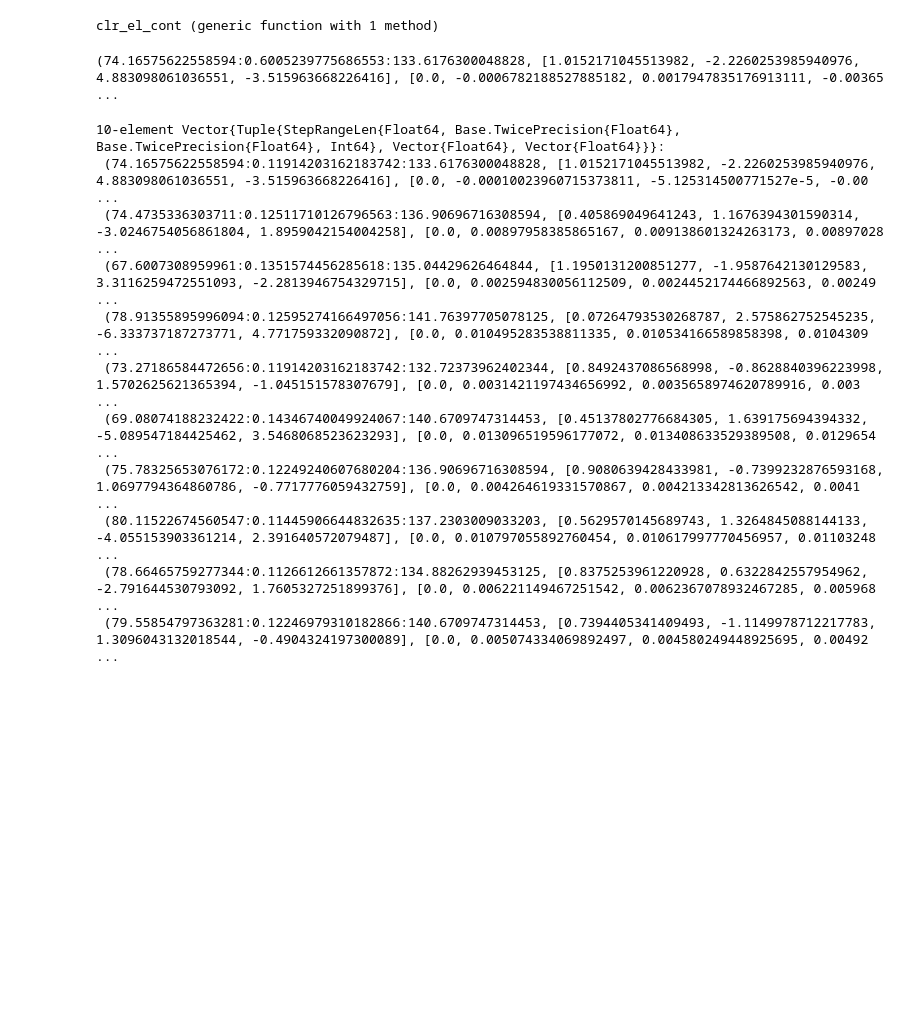
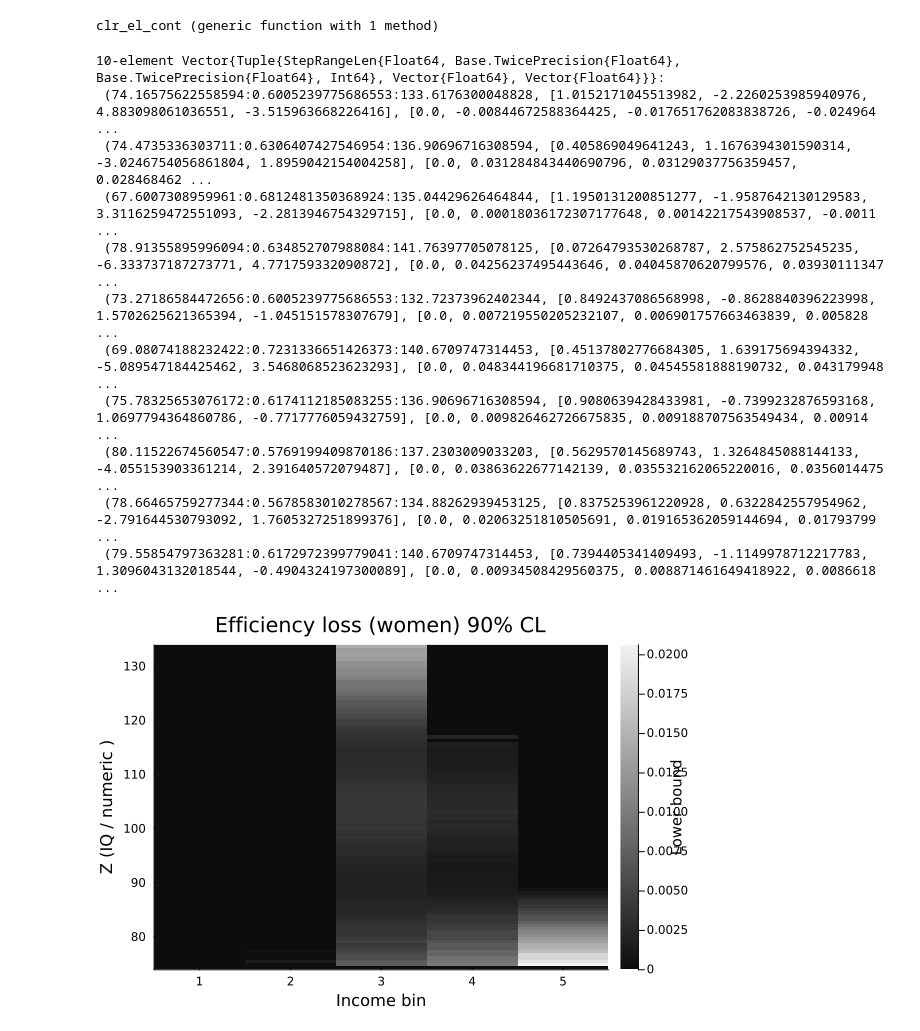
Before and after one commit to jorditorres1098/TSE-2025-2026, a Jupyter notebook: set_identification/mhg_replication.ipynb, the cells around one changed output. Drawn from its saved outputs; the diff is of its cells as text; code cells hidden in the pictures; blank space fills up the shorter version.

```diff
--- a/set_identification/mhg_replication.ipynb
+++ b/set_identification/mhg_replication.ipynb
@@ -978,3 +973,3 @@ clr_critical_value_cont (generic function with 1 method)
 # %%
-k_nV=clr_critical_value_cont(g_hats, 1000, n, rng=Random.default_rng())
+k_nV=clr_critical_value_cont(g_hats, 1000, n, 0.95, rng=Random.default_rng())
 # %% [output]
@@ -1030,13 +1025,15 @@ function clr_el_cont(df::DataFrame, Z::Symbol, Y::Symbol, order_pol::Int, grid_p
         V, p_list, theta_hat = define_moments_for_j_cont(theta_hat_grid, j, Pgrid)
         g_hats, s_n= compute_g_and_s_cont(p_list, sqrtΩ,n)
 
-        k_nV = clr_critical_value_cont(g_hats, R, n, rng=Random.default_rng())
+        γ_n = 1 - 0.1 / log(n)
+
+        k_nV = clr_critical_value_cont(g_hats, R, n, γ_n; rng)
 
         Vhat=restrict_moments_cont(theta_hat,k_nV, s_n)
 
         g_hats_Vhat = g_hats[Vhat]
 
-        k_nV_2 = clr_critical_value_cont(g_hats_Vhat, R, n, rng=Random.default_rng())
+        k_nV_2 = clr_critical_value_cont(g_hats_Vhat, R, n, 0.90;rng)
 
         el_L[j] = minimum(theta_hat[m] + k_nV_2*s_n[m] for m in Vhat)
     end
@@ -1045,30 +1042,51 @@ function clr_el_cont(df::DataFrame, Z::Symbol, Y::Symbol, order_pol::Int, grid_p
 end
 # %% [output]
 clr_el_cont (generic function with 1 method)
-# %%
-zgrid, beta_hat, el_L=clr_el_cont(subsamples[1],:c_iq_NIQ, :postsec_stem2, 4, 100; R=2000, rng=Random.default_rng())
-# %% [output]
-(74.16575622558594:0.6005239775686553:133.6176300048828, [1.0152171045513982, -2.2260253985940976, 4.883098061036551, -3.515963668226416], [0.0, -0.0006782188527885182, 0.0017947835176913111, -0.00365 ...
 # %%
 using Random
 Random.seed!(12345)
 
-N= length(subsamples)
-
-
-
-
-
-results= [clr_el_cont(i,:c_iq_NIQ, :postsec_stem2, 4, 500; R=2000, rng=Random.default_rng()) for i in subsamples]
+results= [clr_el_cont(i,:c_iq_NIQ, :postsec_stem2, 4, 100; R=2000, rng=Random.default_rng()) for i in subsamples]
 # %% [output]
 10-element Vector{Tuple{StepRangeLen{Float64, Base.TwicePrecision{Float64}, Base.TwicePrecision{Float64}, Int64}, Vector{Float64}, Vector{Float64}}}:
- (74.16575622558594:0.11914203162183742:133.6176300048828, [1.0152171045513982, -2.2260253985940976, 4.883098061036551, -3.515963668226416], [0.0, -0.00010023960715373811, -5.125314500771527e-5, -0.00 ...
- (74.4735336303711:0.12511710126796563:136.90696716308594, [0.405869049641243, 1.1676394301590314, -3.0246754056861804, 1.8959042154004258], [0.0, 0.00897958385865167, 0.009138601324263173, 0.00897028 ...
- (67.6007308959961:0.1351574456285618:135.04429626464844, [1.1950131200851277, -1.9587642130129583, 3.3116259472551093, -2.2813946754329715], [0.0, 0.002594830056112509, 0.0024452174466892563, 0.00249 ...
- (78.91355895996094:0.12595274166497056:141.76397705078125, [0.07264793530268787, 2.575862752545235, -6.333737187273771, 4.771759332090872], [0.0, 0.010495283538811335, 0.010534166589858398, 0.0104309 ...
- (73.27186584472656:0.11914203162183742:132.72373962402344, [0.8492437086568998, -0.8628840396223998, 1.5702625621365394, -1.045151578307679], [0.0, 0.0031421197434656992, 0.0035658974620789916, 0.003 ...
- (69.08074188232422:0.14346740049924067:140.6709747314453, [0.45137802776684305, 1.639175694394332, -5.089547184425462, 3.5468068523623293], [0.0, 0.013096519596177072, 0.013408633529389508, 0.0129654 ...
- (75.78325653076172:0.12249240607680204:136.90696716308594, [0.9080639428433981, -0.7399232876593168, 1.0697794364860786, -0.7717776059432759], [0.0, 0.004264619331570867, 0.004213342813626542, 0.0041 ...
- (80.11522674560547:0.11445906644832635:137.2303009033203, [0.5629570145689743, 1.3264845088144133, -4.055153903361214, 2.391640572079487], [0.0, 0.010797055892760454, 0.010617997770456957, 0.01103248 ...
- (78.66465759277344:0.1126612661357872:134.88262939453125, [0.8375253961220928, 0.6322842557954962, -2.791644530793092, 1.7605327251899376], [0.0, 0.006221149467251542, 0.0062367078932467285, 0.005968 ...
- (79.55854797363281:0.12246979310182866:140.6709747314453, [0.7394405341409493, -1.1149978712217783, 1.3096043132018544, -0.4904324197300089], [0.0, 0.005074334069892497, 0.004580249448925695, 0.00492 ...
+ (74.16575622558594:0.6005239775686553:133.6176300048828, [1.0152171045513982, -2.2260253985940976, 4.883098061036551, -3.515963668226416], [0.0, -0.00844672588364425, -0.017651762083838726, -0.024964 ...
+ (74.4735336303711:0.6306407427546954:136.90696716308594, [0.405869049641243, 1.1676394301590314, -3.0246754056861804, 1.8959042154004258], [0.0, 0.031284843440690796, 0.03129037756359457, 0.028468462 ...
+ (67.6007308959961:0.6812481350368924:135.04429626464844, [1.1950131200851277, -1.9587642130129583, 3.3116259472551093, -2.2813946754329715], [0.0, 0.00018036172307177648, 0.00142217543908537, -0.0011 ...
+ (78.91355895996094:0.634852707988084:141.76397705078125, [0.07264793530268787, 2.575862752545235, -6.333737187273771, 4.771759332090872], [0.0, 0.04256237495443646, 0.04045870620799576, 0.03930111347 ...
+ (73.27186584472656:0.6005239775686553:132.72373962402344, [0.8492437086568998, -0.8628840396223998, 1.5702625621365394, -1.045151578307679], [0.0, 0.007219550205232107, 0.006901757663463839, 0.005828 ...
+ (69.08074188232422:0.7231336651426373:140.6709747314453, [0.45137802776684305, 1.639175694394332, -5.089547184425462, 3.5468068523623293], [0.0, 0.048344196681710375, 0.04545581888190732, 0.043179948 ...
+ (75.78325653076172:0.6174112185083255:136.90696716308594, [0.9080639428433981, -0.7399232876593168, 1.0697794364860786, -0.7717776059432759], [0.0, 0.009826462726675835, 0.009188707563549434, 0.00914 ...
+ (80.11522674560547:0.5769199409870186:137.2303009033203, [0.5629570145689743, 1.3264845088144133, -4.055153903361214, 2.391640572079487], [0.0, 0.03863622677142139, 0.035532162065220016, 0.0356014475 ...
+ (78.66465759277344:0.5678583010278567:134.88262939453125, [0.8375253961220928, 0.6322842557954962, -2.791644530793092, 1.7605327251899376], [0.0, 0.02063251810505691, 0.019165362059144694, 0.01793799 ...
+ (79.55854797363281:0.6172972399779041:140.6709747314453, [0.7394405341409493, -1.1149978712217783, 1.3096043132018544, -0.4904324197300089], [0.0, 0.00934508429560375, 0.008871461649418922, 0.0086618 ...
+# %%
+##Graph
+
+using Statistics
+zgrid = results[1][1]              #common z grid
+G = length(zgrid)
+B = length(results) ÷ 2            #number of income bins
+
+
+el_women = zeros(G, B)
+el_men   = zeros(G, B)
+
+for b in 1:B
+    el_women[:, b] .= max.(results[2*b - 1][3], 0.0) #here I drop negative el
+
+    el_men[:, b]   .= max.(results[2*b][3], 0.0)
+end
+# %%
+using Plots
+
+heatmap(
+    1:B, zgrid, el_women;
+    xlabel = "Income bin",
+    ylabel = "Z (IQ / numeric )",
+    title  = "Efficiency loss (women) 90% CL",
+    color  = :grays,
+    clims  = (0, maximum(el_women)),
+    colorbar_title = "Lower bound"
+)
+# %% [output]
+[figure, added]
```
Also changed, not shown: parts of 10 cells of this notebook.
